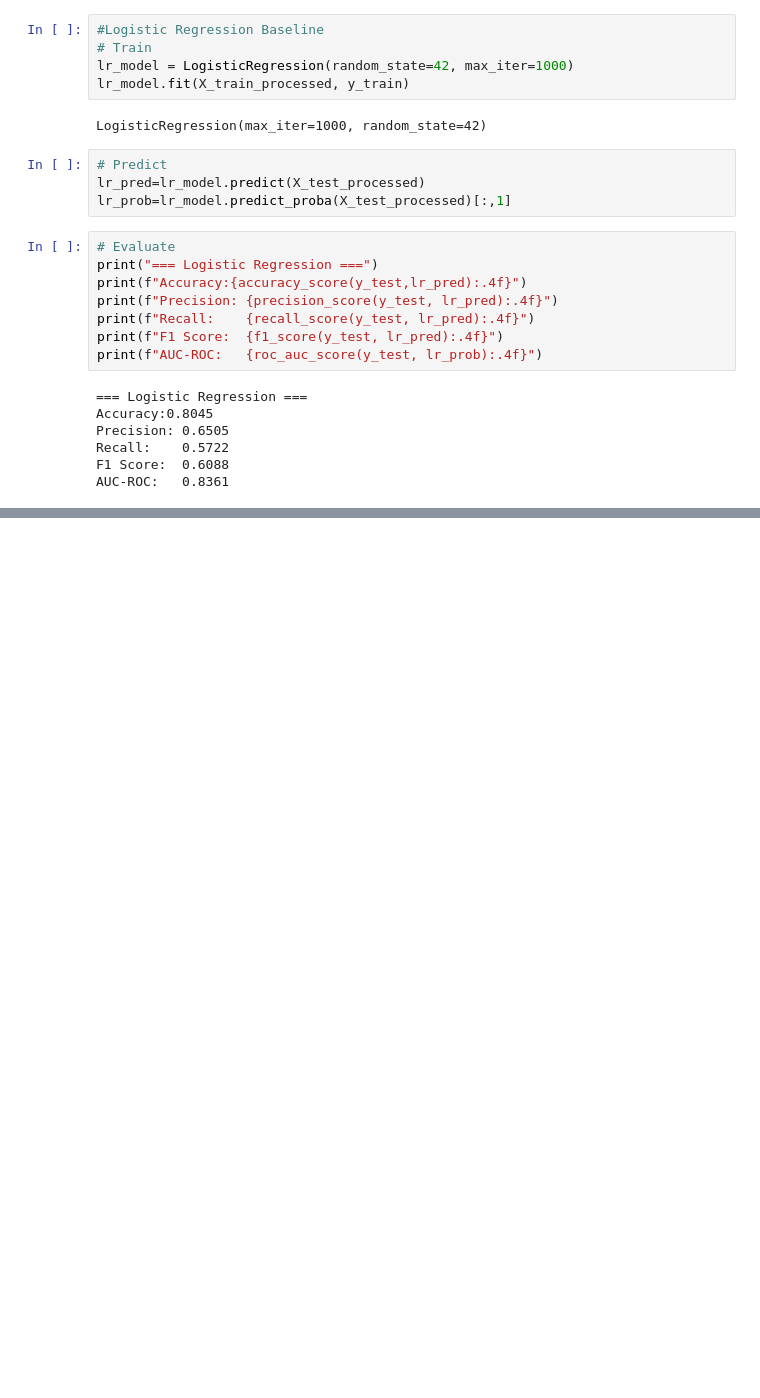
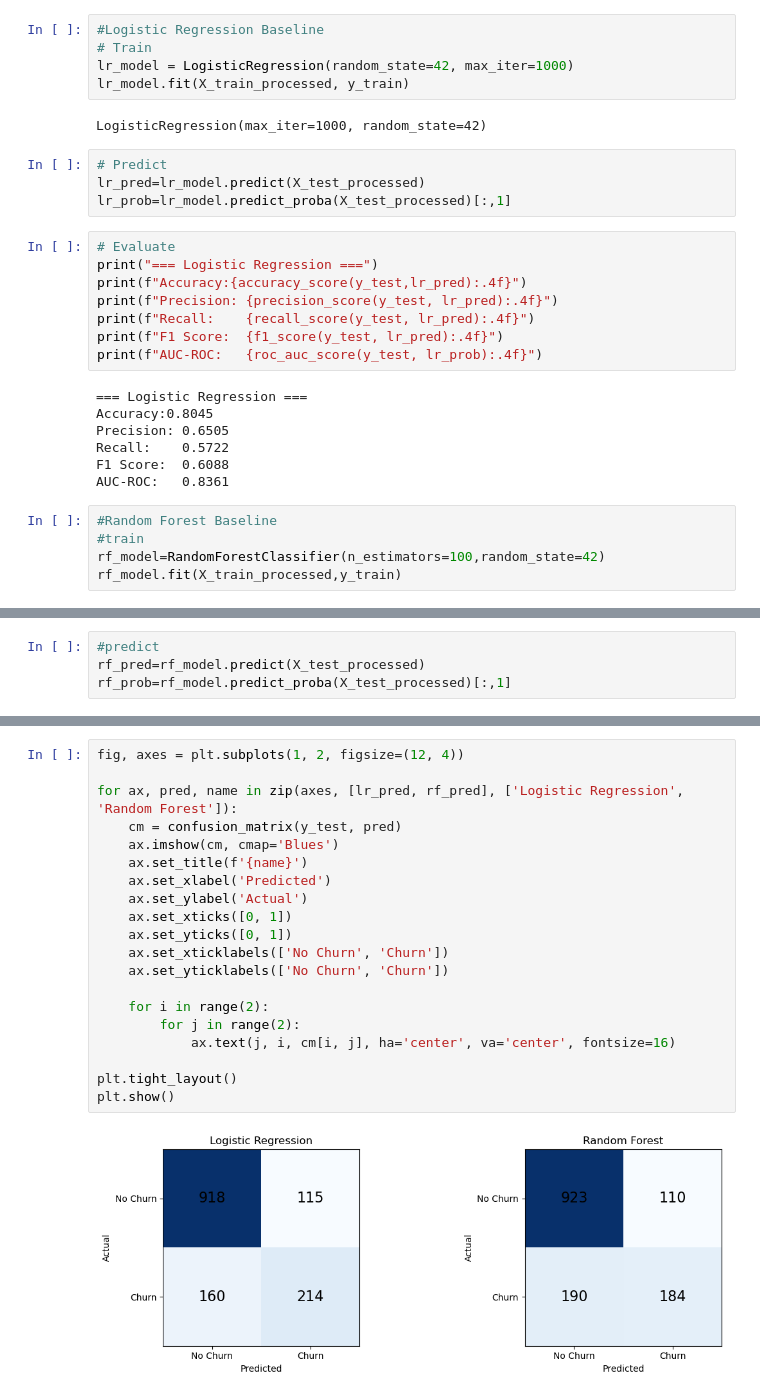
Before and after one commit to Ananthakrishnan-Jayadev/customer_churn_prediction, a Jupyter notebook: notebooks/03_baseline_models.ipynb, the cells around one changed output, grey strips where cells are left out. Drawn from its saved outputs; the diff is of its cells as text; blank space fills up the shorter version.

Commit message:
Baseline models: Logistic Regression and Random Forest

```diff
--- a/notebooks/03_baseline_models.ipynb
+++ b/notebooks/03_baseline_models.ipynb
@@ -64,3 +64,8 @@ Precision: 0.6505
 Recall:    0.5722
 F1 Score:  0.6088
 AUC-ROC:   0.8361
+# %%
+#Random Forest Baseline
+#train
+rf_model=RandomForestClassifier(n_estimators=100,random_state=42)
+rf_model.fit(X_train_processed,y_train)
@@ -66,0 +74,4 @@ AUC-ROC:   0.8361
+# %%
+#predict
+rf_pred=rf_model.predict(X_test_processed)
+rf_prob=rf_model.predict_proba(X_test_processed)[:,1]
@@ -66,0 +93,22 @@ AUC-ROC:   0.8361
+# %%
+fig, axes = plt.subplots(1, 2, figsize=(12, 4))
+
+for ax, pred, name in zip(axes, [lr_pred, rf_pred], ['Logistic Regression', 'Random Forest']):
+    cm = confusion_matrix(y_test, pred)
+    ax.imshow(cm, cmap='Blues')
+    ax.set_title(f'{name}')
+    ax.set_xlabel('Predicted')
+    ax.set_ylabel('Actual')
+    ax.set_xticks([0, 1])
+    ax.set_yticks([0, 1])
+    ax.set_xticklabels(['No Churn', 'Churn'])
+    ax.set_yticklabels(['No Churn', 'Churn'])
+
+    for i in range(2):
+        for j in range(2):
+            ax.text(j, i, cm[i, j], ha='center', va='center', fontsize=16)
+
+plt.tight_layout()
+plt.show()
+# %% [output]
+[figure, added]
```
Also changed, not shown: parts of 5 cells of this notebook.
